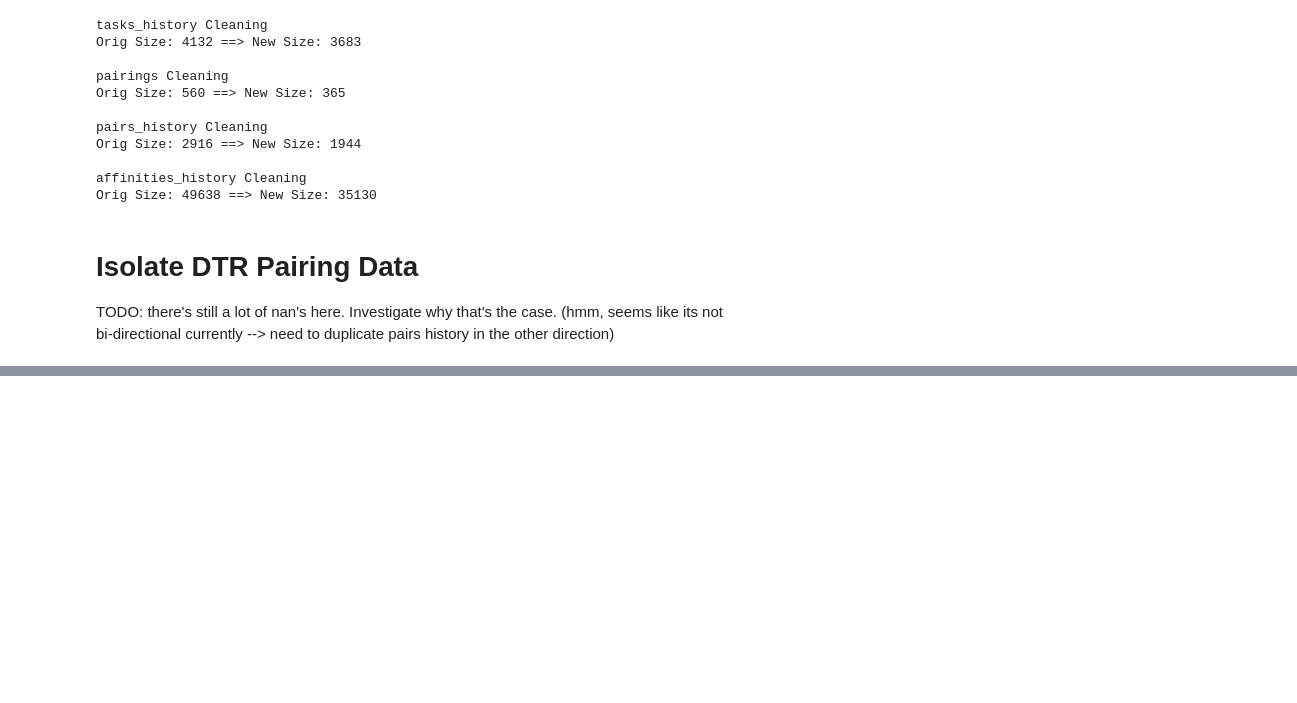
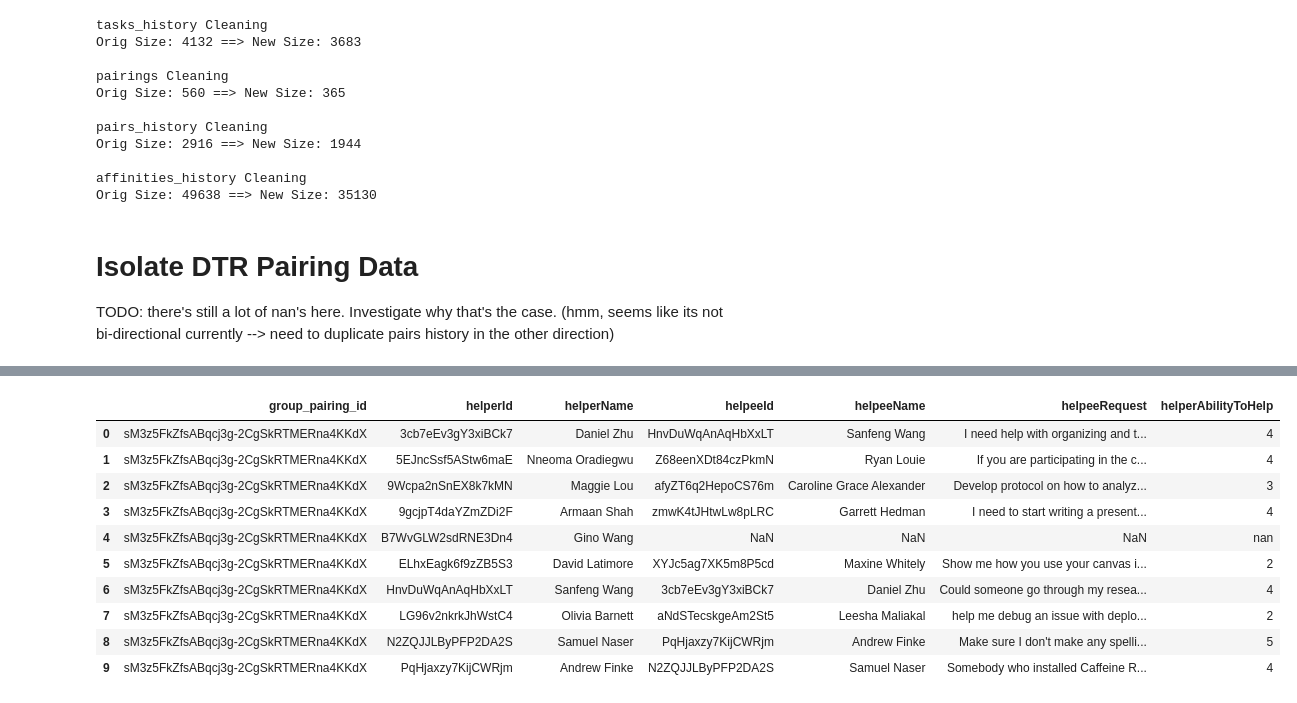
Before and after one commit to NUDelta/extractor-analysis, a Jupyter notebook: PairResearchParser.ipynb, the cells around one changed output, grey strips where cells are left out. Cells and saved outputs as stored; diff of their text form; code cells hidden in the pictures; blank space fills up the shorter version.

Commit message:
generating bi-directional pairing-task-affinity csv with cleaned data

```diff
--- a/PairResearchParser.ipynb
+++ b/PairResearchParser.ipynb
@@ -525,22 +551,26 @@ dtr_pairs_affinities = dtr_pairs_affinities.merge(dtr_task_history,
 # %%
-# # cleanup columns
-# del dtr_pairs_affinities['userId']
-# dtr_pairs_affinities.rename(columns={
-#     'firstUserName': 'helpeeName',
-#     'secondUserName': 'helperName',
-#     'value': 'affinity'
-# }, inplace=True)
+# replace values with 1 - 5
+value_mappings = {
+    '-1.0': 1,
+    '0.0':  2,
+    '0.33': 3,
+    '0.66': 4,
+    '1.0':  5
+}
 
-# dtr_pairs_affinities = dtr_pairs_affinities[['group_pairing_id',
-#                                              'helperId', 'helperName', 'helpeeId', 'helpeeName',
-#                                              'task', 'affinity']]
+dtr_pairs_tasks_affinities['value'] = dtr_pairs_tasks_affinities['value'].astype(str)
+dtr_pairs_tasks_affinities.replace({'value': value_mappings}, inplace=True)
 
-# # replace names
-# name_replacements = {
-#     'richardhuang2019@u.northwestern.edu': 'Richard Huang',
-#     'AlainaKafkes2017@u.northwestern.edu': 'Alaina Kafkes',
-#     'judylee2021@u.northwestern.edu': 'Judy Lee',
-#     'Leesha': 'Leesha Maliakal',
-#     'andrew': 'Andrew Finke'
-# }
-# dtr_pairs_affinities.replace({'helperName': name_replacements, 'helpeeName': name_replacements}, inplace=True)
+# replace names
+name_mappings = {
+    'richardhuang2019@u.northwestern.edu': 'Richard Huang',
+    'AlainaKafkes2017@u.northwestern.edu': 'Alaina Kafkes',
+    'judylee2021@u.northwestern.edu': 'Judy Lee',
+    'Leesha': 'Leesha Maliakal',
+    'andrew': 'Andrew Finke',
+    'Garrett': 'Garrett Hedman'
+}
+dtr_pairs_tasks_affinities.replace({'helperName': name_mappings, 'helpeeName': name_mappings}, inplace=True)
+
+# more intutive column names
+dtr_pairs_tasks_affinities.rename(columns={'task': 'helpeeRequest', 'value': 'helperAbilityToHelp'}, inplace=True)
@@ -603,0 +577,14 @@ groups.query("_id == 'sM3z5FkZfsABqcj3g'")
+# %%
+dtr_pairs_tasks_affinities.head(10)
+# %% [output]
+|  | group_pairing_id | helperId | helperName | helpeeId | helpeeName | helpeeRequest | helperAbilityToHelp |
+| 0 | sM3z5FkZfsABqcj3g-2CgSkRTMERna4KKdX | 3cb7eEv3gY3xiBCk7 | Daniel Zhu | HnvDuWqAnAqHbXxLT | Sanfeng Wang | I need help with organizing and t... | 4 |
+| 1 | sM3z5FkZfsABqcj3g-2CgSkRTMERna4KKdX | 5EJncSsf5AStw6maE | Nneoma Oradiegwu | Z68eenXDt84czPkmN | Ryan Louie | If you are participating in the c... | 4 |
+| 2 | sM3z5FkZfsABqcj3g-2CgSkRTMERna4KKdX | 9Wcpa2nSnEX8k7kMN | Maggie Lou | afyZT6q2HepoCS76m | Caroline Grace Alexander | Develop protocol on how to analyz... | 3 |
+| 3 | sM3z5FkZfsABqcj3g-2CgSkRTMERna4KKdX | 9gcjpT4daYZmZDi2F | Armaan Shah | zmwK4tJHtwLw8pLRC | Garrett Hedman | I need to start writing a present... | 4 |
+| 4 | sM3z5FkZfsABqcj3g-2CgSkRTMERna4KKdX | B7WvGLW2sdRNE3Dn4 | Gino Wang | NaN | NaN | NaN | nan |
+| 5 | sM3z5FkZfsABqcj3g-2CgSkRTMERna4KKdX | ELhxEagk6f9zZB5S3 | David Latimore | XYJc5ag7XK5m8P5cd | Maxine Whitely | Show me how you use your canvas i... | 2 |
+| 6 | sM3z5FkZfsABqcj3g-2CgSkRTMERna4KKdX | HnvDuWqAnAqHbXxLT | Sanfeng Wang | 3cb7eEv3gY3xiBCk7 | Daniel Zhu | Could someone go through my resea... | 4 |
+| 7 | sM3z5FkZfsABqcj3g-2CgSkRTMERna4KKdX | LG96v2nkrkJhWstC4 | Olivia Barnett | aNdSTecskgeAm2St5 | Leesha Maliakal | help me debug an issue with deplo... | 2 |
+| 8 | sM3z5FkZfsABqcj3g-2CgSkRTMERna4KKdX | N2ZQJJLByPFP2DA2S | Samuel Naser | PqHjaxzy7KijCWRjm | Andrew Finke | Make sure I don't make any spelli... | 5 |
+| 9 | sM3z5FkZfsABqcj3g-2CgSkRTMERna4KKdX | PqHjaxzy7KijCWRjm | Andrew Finke | N2ZQJJLByPFP2DA2S | Samuel Naser | Somebody who installed Caffeine R... | 4 |
```
Also changed, not shown: parts of 18 cells of this notebook.
